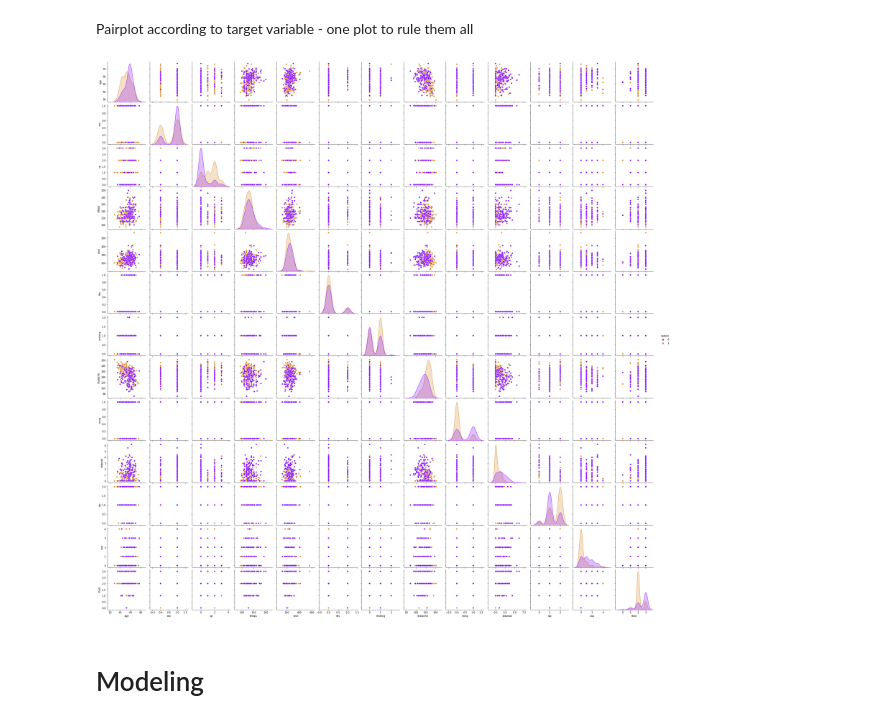
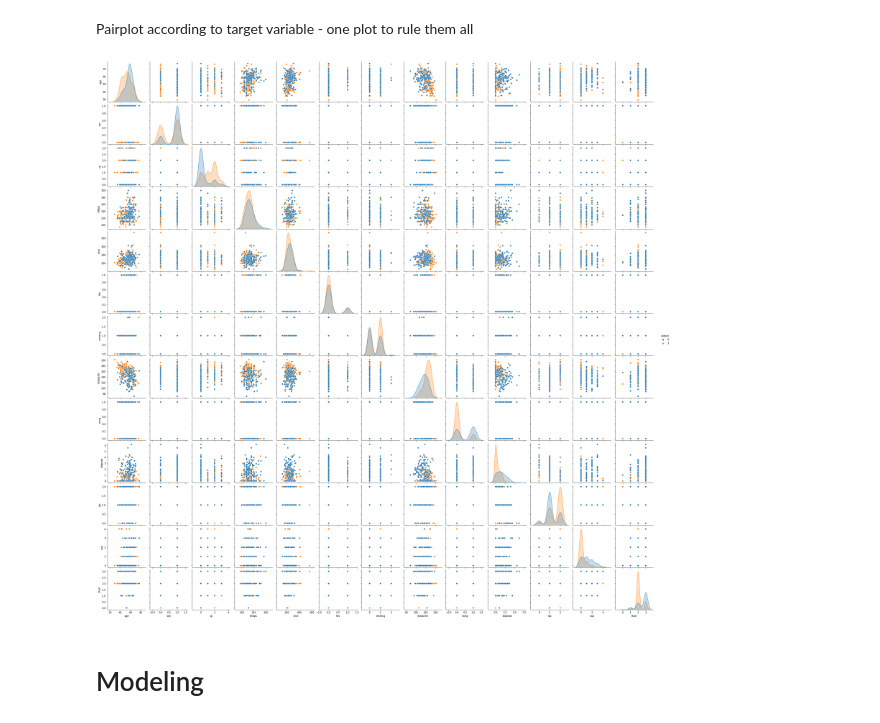
Before and after one commit to abdelmonem808/Heart-Failure-Prediction-using-Machine-Learning, a Jupyter notebook: Heart_Failure_Prediction_using_Machine_Learning.ipynb, the cells around one changed output. Drawn from its saved outputs; the diff is of its cells as text; code cells hidden in the pictures.

```diff
--- a/Heart_Failure_Prediction_using_Machine_Learning.ipynb
+++ b/Heart_Failure_Prediction_using_Machine_Learning.ipynb
@@ -332,10 +332,10 @@ sns.stripplot(ax=ax11, data=df,x='exng',y='age',hue='output',palette=["#8000ff",
 # %% [markdown]
 Pairplot according to target variable - one plot to rule them all
 # %%
-sns.pairplot(df,hue='output',palette = ["#8000ff","#da8829"])
+sns.pairplot(df,hue='output')
 plt.show()
 # %% [output]
-[figure, old version]
+[figure, new version]
 # %% [markdown]
 # Modeling
 # %% [markdown]
```
Also changed, not shown: parts of 2 cells of this notebook.
